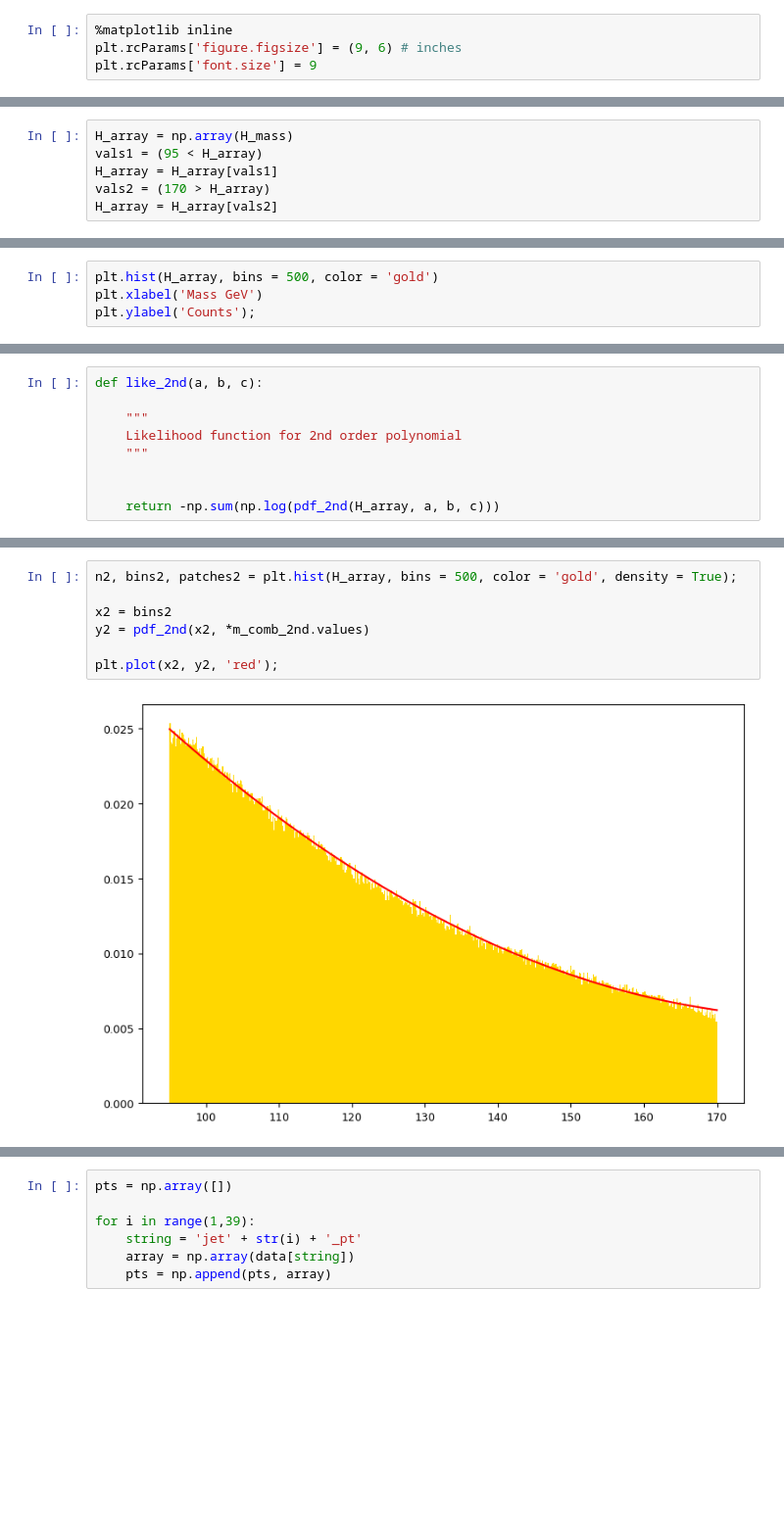
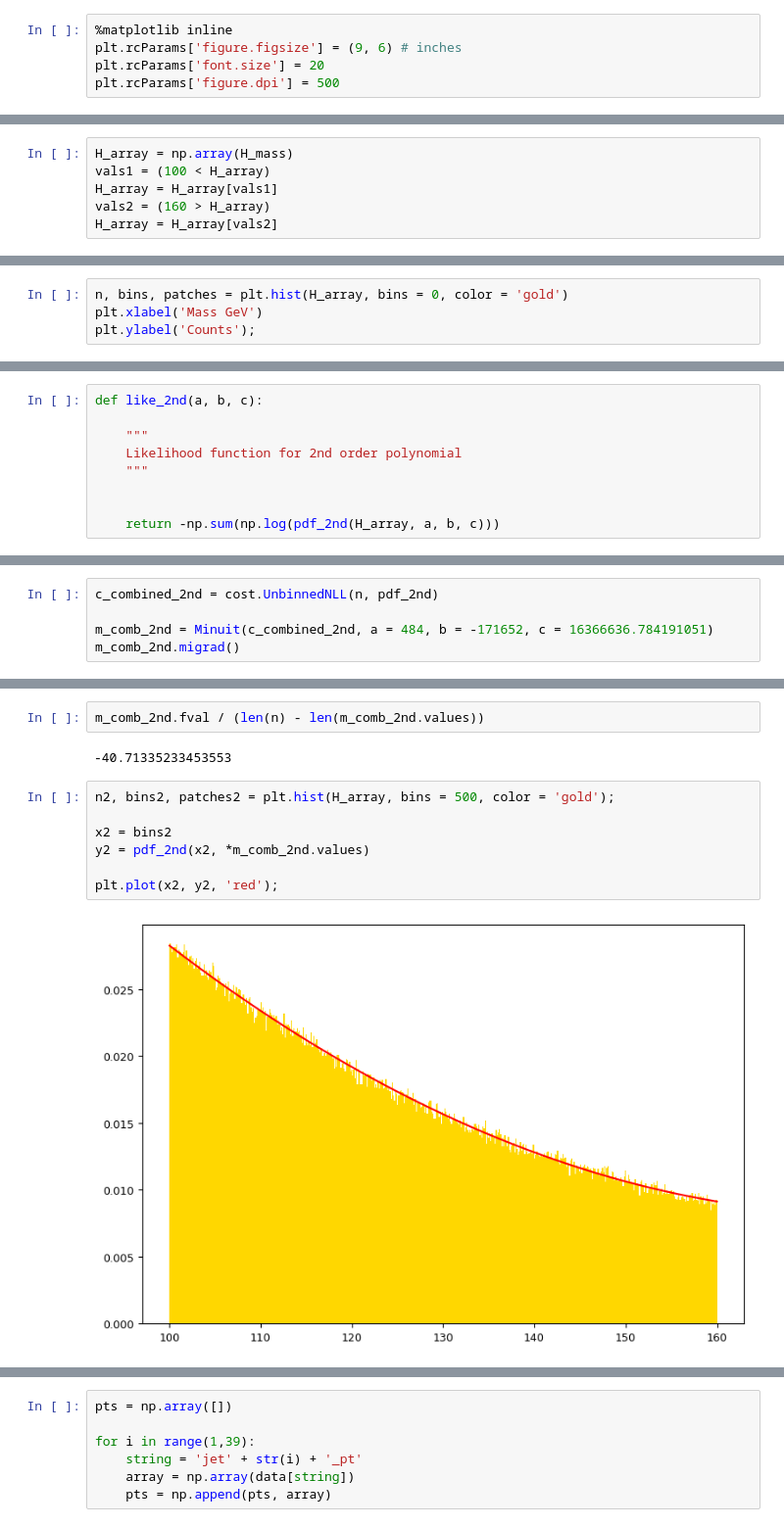
Before and after one commit to dgeorgescu1/Higgs-to-single-top-ATLAS, a Jupyter notebook: yyjets.ipynb, the cells around one changed output, grey strips where cells are left out. Shown at 98% size. Drawn from its saved outputs; the diff is of its cells as text; blank space fills up the shorter version.

```diff
--- a/yyjets.ipynb
+++ b/yyjets.ipynb
@@ -9,7 +9,8 @@ from scipy import integrate
 # %%
 %matplotlib inline
 plt.rcParams['figure.figsize'] = (9, 6) # inches
-plt.rcParams['font.size'] = 9
+plt.rcParams['font.size'] = 20
+plt.rcParams['figure.dpi'] = 500
 # %%
 columns = ['y1_pt', 'y1_eta', 'y1_phi', 'y1_E', 'y2_pt', 'y2_eta', 'y2_phi', 'y2_E', 'Njets']
 for i in range (1,39):
@@ -132,6 +157,6 @@ plt.ylabel('Counts');
 # %%
 H_array = np.array(H_mass)
-vals1 = (95 < H_array)
+vals1 = (100 < H_array)
 H_array = H_array[vals1]
-vals2 = (170 > H_array)
+vals2 = (160 > H_array)
 H_array = H_array[vals2]
@@ -138,5 +167,5 @@ H_array = H_array[vals2]
 # %%
-plt.hist(H_array, bins = 500, color = 'gold')
+n, bins, patches = plt.hist(H_array, bins = 0, color = 'gold')
 plt.xlabel('Mass GeV')
 plt.ylabel('Counts');
 # %% [output]
@@ -208,0 +225,5 @@ print(m_comb_2nd.errors)
+# %%
+c_combined_2nd = cost.UnbinnedNLL(n, pdf_2nd)
+
+m_comb_2nd = Minuit(c_combined_2nd, a = 484, b = -171652, c = 16366636.784191051)
+m_comb_2nd.migrad()
@@ -209,9 +247,13 @@ print(m_comb_2nd.errors)
+# %%
+m_comb_2nd.fval / (len(n) - len(m_comb_2nd.values))
+# %% [output]
+-40.71335233453553
 # %%
-n2, bins2, patches2 = plt.hist(H_array, bins = 500, color = 'gold', density = True);
+n2, bins2, patches2 = plt.hist(H_array, bins = 500, color = 'gold');
 
 x2 = bins2
 y2 = pdf_2nd(x2, *m_comb_2nd.values)
 
 plt.plot(x2, y2, 'red');
 # %% [output]
-[figure, old version]
+[figure, new version]
```
Also changed, not shown: parts of 33 cells of this notebook, 7 other files.
